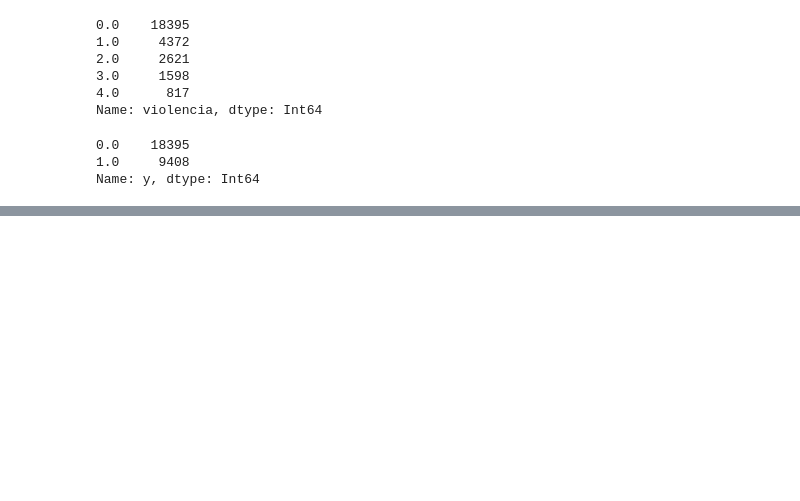
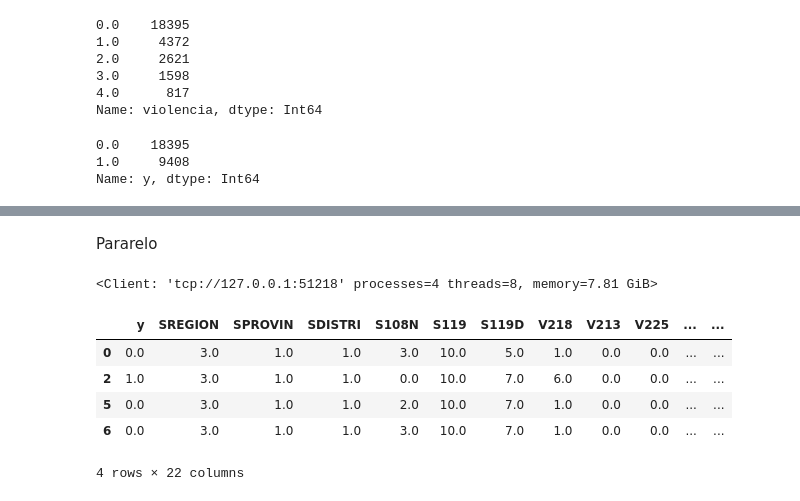
Before and after one commit to SandraMartinezGutierrez/trabajo_final, a Jupyter notebook: trabajo.ipynb, the cells around one changed output, grey strips where cells are left out. Saved outputs shown, nothing was run; the diff lists cells and outputs as text; code cells hidden in the pictures; blank space fills up the shorter version.

```diff
--- a/trabajo.ipynb
+++ b/trabajo.ipynb
@@ -208,0 +309,2 @@ Name: y, dtype: Int64
+# %% [markdown]
+Pararelo
@@ -208,0 +319,20 @@ Name: y, dtype: Int64
+# %%
+client
+# %% [output]
+<Client: 'tcp://127.0.0.1:51218' processes=4 threads=8, memory=7.81 GiB>
+# %%
+dX_train, dX_test, dy_train, dy_test = (
+    dd.from_pandas(X_train, npartitions=3),
+    dd.from_pandas(X_test, npartitions=3),
+    dd.from_pandas(y_train, npartitions=3),
+    dd.from_pandas(y_test, npartitions=3)
+)
+
+data_final.head(4)
+# %% [output]
+|  | y | SREGION | SPROVIN | SDISTRI | S108N | S119 | S119D | V218 | V213 | V225 | ... | ... |
+| 0 | 0.0 | 3.0 | 1.0 | 1.0 | 3.0 | 10.0 | 5.0 | 1.0 | 0.0 | 0.0 | ... | ... |
+| 2 | 1.0 | 3.0 | 1.0 | 1.0 | 0.0 | 10.0 | 7.0 | 6.0 | 0.0 | 0.0 | ... | ... |
+| 5 | 0.0 | 3.0 | 1.0 | 1.0 | 2.0 | 10.0 | 7.0 | 1.0 | 0.0 | 0.0 | ... | ... |
+| 6 | 0.0 | 3.0 | 1.0 | 1.0 | 3.0 | 10.0 | 7.0 | 1.0 | 0.0 | 0.0 | ... | ... |
+4 rows × 22 columns
```
Also changed, not shown: parts of 29 cells of this notebook.
